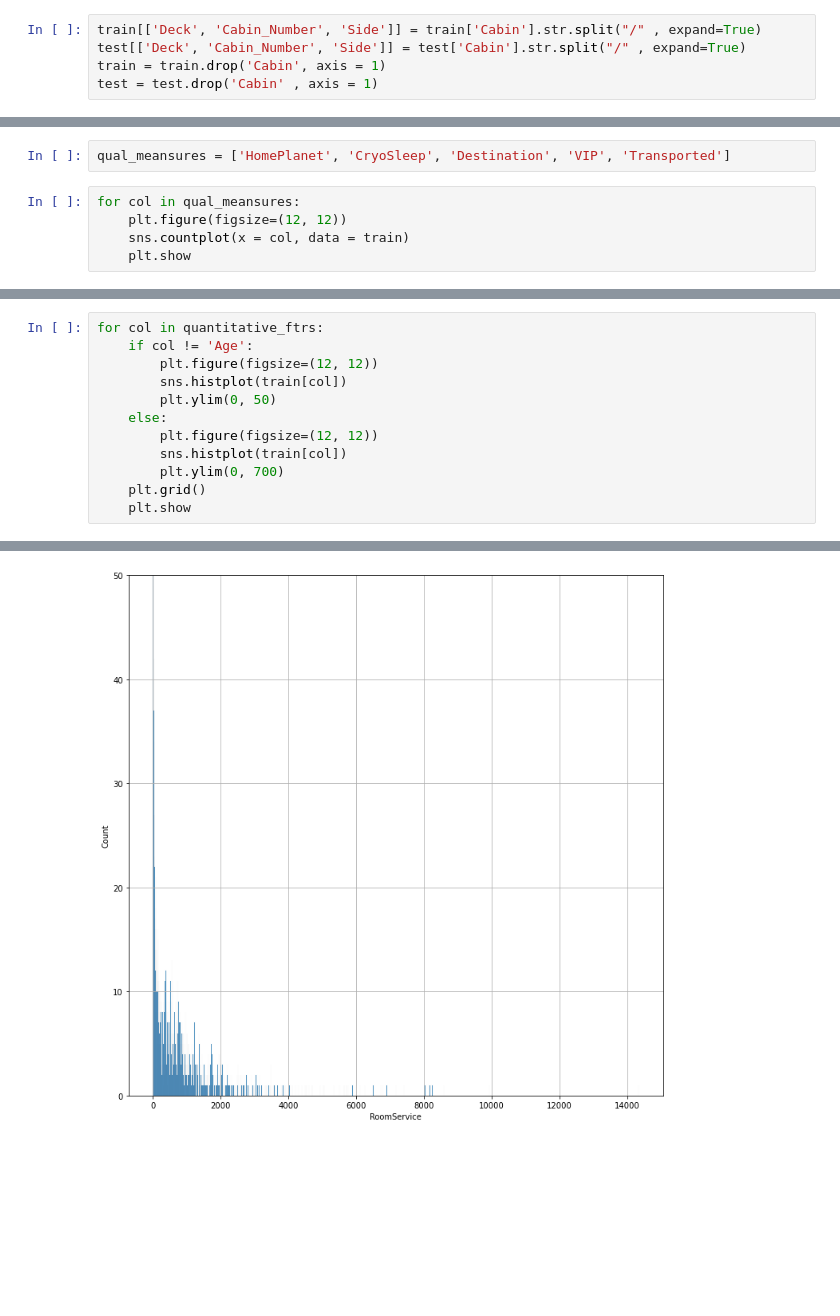
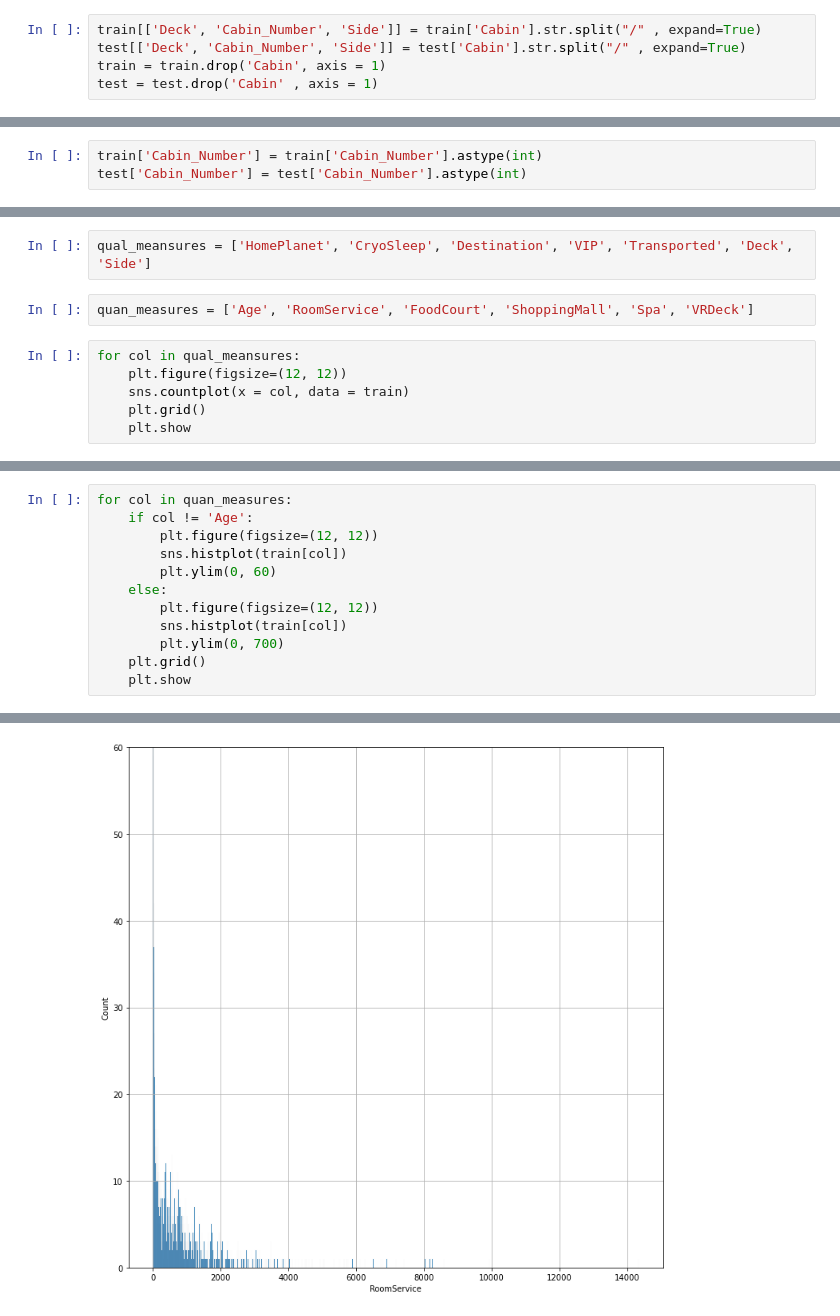
Before and after one commit to jag-shrestha/spaceship_titanic, a Jupyter notebook: spaceship-titanic.ipynb, the cells around one changed output, grey strips where cells are left out. Saved outputs shown, nothing was run; the diff lists cells and outputs as text; blank space fills up the shorter version.

```diff
--- a/spaceship-titanic.ipynb
+++ b/spaceship-titanic.ipynb
@@ -184,0 +134,3 @@ Qualitative : ['PassengerId', 'HomePlanet', 'CryoSleep', 'Cabin', 'Destination',
+# %%
+train['Cabin_Number'] = train['Cabin_Number'].astype(int)
+test['Cabin_Number'] = test['Cabin_Number'].astype(int)
@@ -185,8 +157,11 @@ Qualitative : ['PassengerId', 'HomePlanet', 'CryoSleep', 'Cabin', 'Destination',
 # %%
-qual_meansures = ['HomePlanet', 'CryoSleep', 'Destination', 'VIP', 'Transported']
+qual_meansures = ['HomePlanet', 'CryoSleep', 'Destination', 'VIP', 'Transported', 'Deck', 'Side']
+# %%
+quan_measures = ['Age', 'RoomService', 'FoodCourt', 'ShoppingMall', 'Spa', 'VRDeck']
 # %%
 for col in qual_meansures:
     plt.figure(figsize=(12, 12))
     sns.countplot(x = col, data = train)
+    plt.grid()
     plt.show
 # %% [output]
@@ -198,15 +175,15 @@ for col in qual_meansures:
 # %%
-for col in quantitative_ftrs:
+for col in quan_measures:
     if col != 'Age':
         plt.figure(figsize=(12, 12))
         sns.histplot(train[col])
-        plt.ylim(0, 50)
+        plt.ylim(0, 60)
     else:
         plt.figure(figsize=(12, 12))
         sns.histplot(train[col])
         plt.ylim(0, 700)
     plt.grid()
     plt.show
 # %% [output]
 [figure]
-[figure, old version]
+[figure, new version]
```
Also changed, not shown: parts of 16 cells of this notebook.
